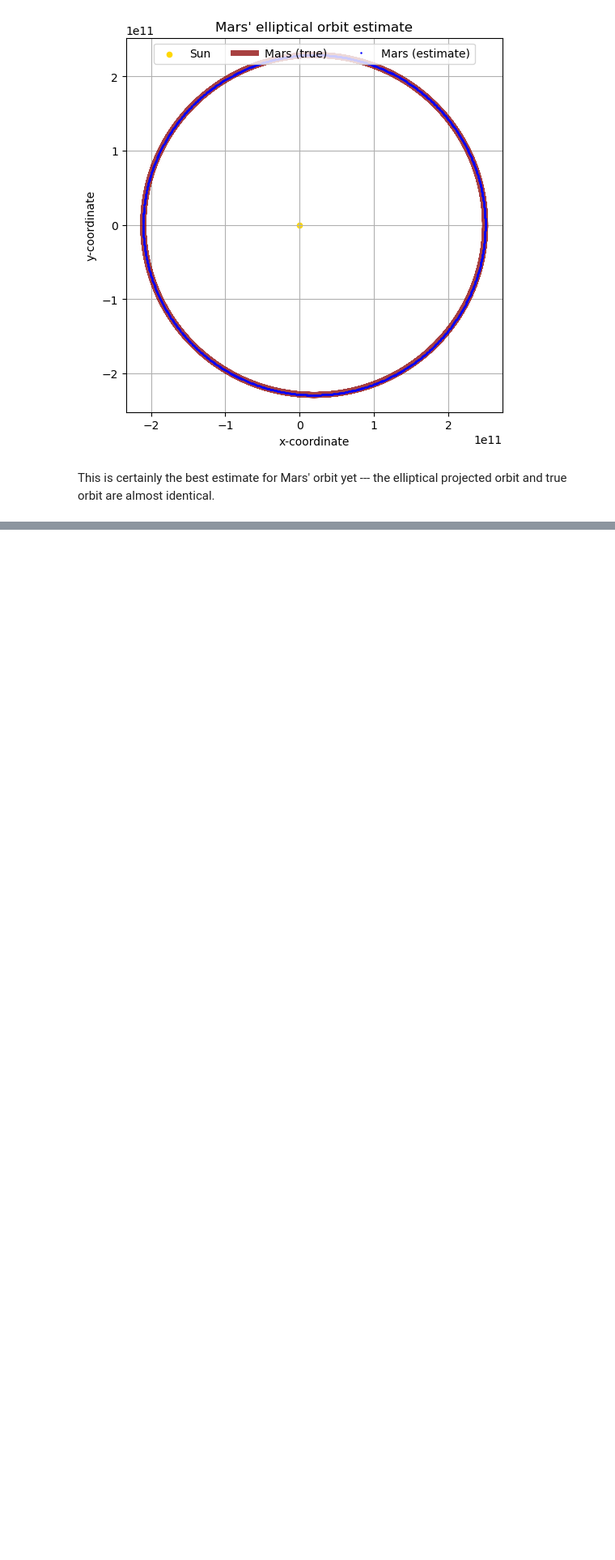
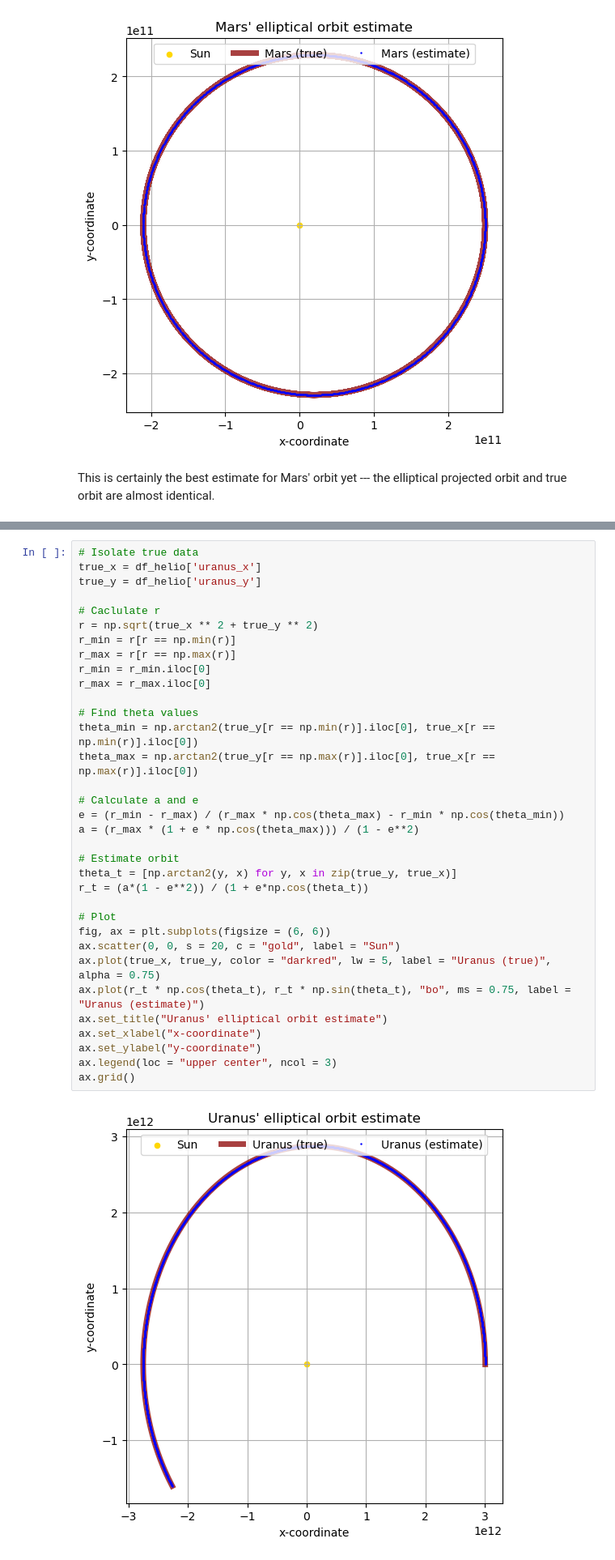
Before and after one commit to lemondoroshow/geoscienceModeling, a Jupyter notebook: celestialMechanics/copernican_revolution.ipynb, the cells around one changed output, grey strips where cells are left out. Shown at 81% size. Cells and saved outputs as stored; diff of their text form; blank space fills up the shorter version.

```diff
--- a/celestialMechanics/copernican_revolution.ipynb
+++ b/celestialMechanics/copernican_revolution.ipynb
@@ -631,0 +660,36 @@ This is certainly the best estimate for Mars' orbit yet --- the elliptical proje
+# %%
+# Isolate true data
+true_x = df_helio['uranus_x']
+true_y = df_helio['uranus_y']
+
+# Caclulate r
+r = np.sqrt(true_x ** 2 + true_y ** 2)
+r_min = r[r == np.min(r)]
+r_max = r[r == np.max(r)]
+r_min = r_min.iloc[0]
+r_max = r_max.iloc[0]
+
+# Find theta values
+theta_min = np.arctan2(true_y[r == np.min(r)].iloc[0], true_x[r == np.min(r)].iloc[0])
+theta_max = np.arctan2(true_y[r == np.max(r)].iloc[0], true_x[r == np.max(r)].iloc[0])
+
+# Calculate a and e
+e = (r_min - r_max) / (r_max * np.cos(theta_max) - r_min * np.cos(theta_min))
+a = (r_max * (1 + e * np.cos(theta_max))) / (1 - e**2)
+
+# Estimate orbit
+theta_t = [np.arctan2(y, x) for y, x in zip(true_y, true_x)]
+r_t = (a*(1 - e**2)) / (1 + e*np.cos(theta_t))
+
+# Plot
+fig, ax = plt.subplots(figsize = (6, 6))
+ax.scatter(0, 0, s = 20, c = "gold", label = "Sun")
+ax.plot(true_x, true_y, color = "darkred", lw = 5, label = "Uranus (true)", alpha = 0.75)
+ax.plot(r_t * np.cos(theta_t), r_t * np.sin(theta_t), "bo", ms = 0.75, label = "Uranus (estimate)")
+ax.set_title("Uranus' elliptical orbit estimate")
+ax.set_xlabel("x-coordinate")
+ax.set_ylabel("y-coordinate")
+ax.legend(loc = "upper center", ncol = 3)
+ax.grid()
+# %% [output]
+[figure, added]
```
Also changed, not shown: parts of 11 cells of this notebook, 2 other files.
